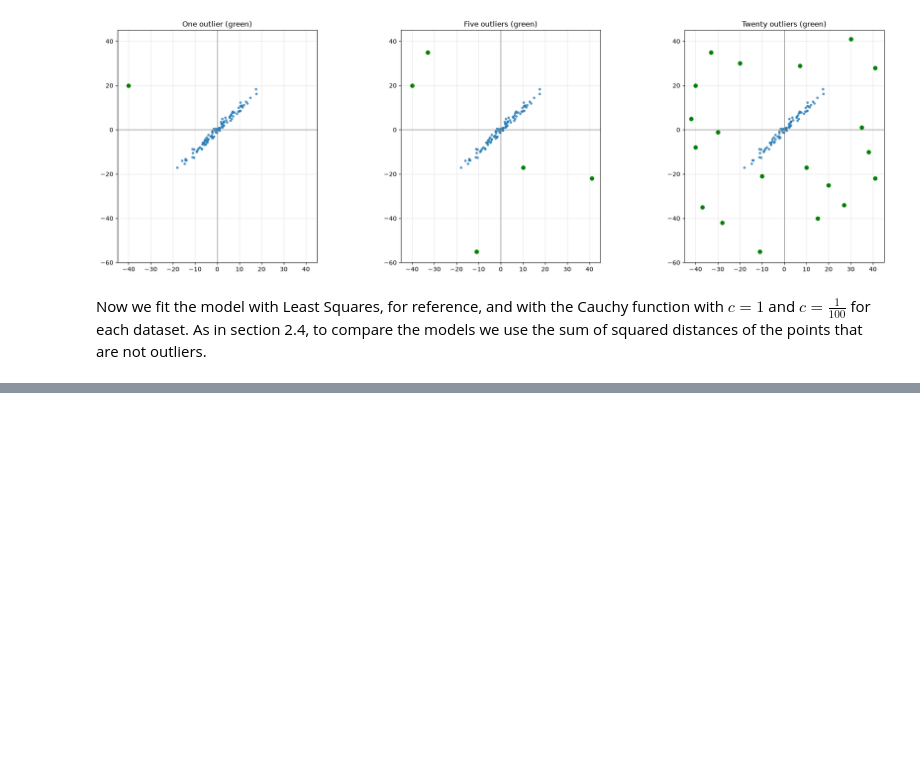
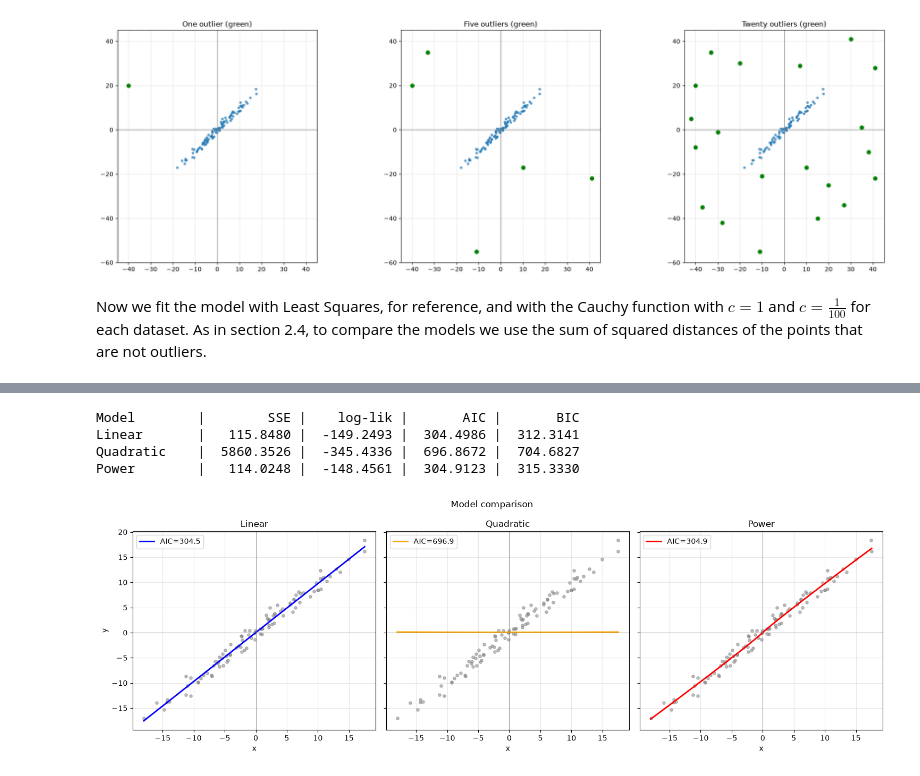
Before and after one commit to GCGCepi/Master_FPoDS, a Jupyter notebook: Optimization/Lab/Session 3/Session3.ipynb, the cells around one changed output, grey strips where cells are left out. Saved outputs shown, nothing was run; the diff lists cells and outputs as text; code cells hidden in the pictures; blank space fills up the shorter version.

```diff
--- a/Optimization/Lab/Session 3/Session3.ipynb
+++ b/Optimization/Lab/Session 3/Session3.ipynb
@@ -797,20 +802,22 @@ abs_u = np.abs(u)
 c_hist = [1, 100, 1/100, 1/1000]
 colors = ["red", "blue", "orange", "purple"]
 
-print(f"Median |u| = {np.median(abs_u):.3f}")
+print(f"Median |u|  = {np.median(abs_u):.3f}")
 print(f"Largest |u| = {np.max(abs_u):.3f} (the outlier)")
 
 print("-" * 50)
 
 for c_val in c_hist:
     n_inliers = np.sum(abs_u <= c_val)
-    print(f"c = {c_val:g}: {n_inliers} points with |u| <= c")
+    label = f"c = {c_val:g}:"
+    print(f"{label:<10} {n_inliers:4d} points with |u| <= c")
+
 
 print("-" * 50)
 
 for c_val, color in zip(c_hist, colors):
     rho_100 = ((c_val**2)/2) * np.log(1 + (100/c_val)**2)
-    print(f"c = {c_val:g} ({color}): rho(100) = {rho_100:.4g}")
+    print(f"c = {c_val:<6g} {'(' + color + ')':<8}: rho(100) = {rho_100:>10.4g}")
 
 fig, axs = plt.subplots(1, 2, figsize=(18, 6))
 
@@ -1117,0 +1152,34 @@ Small gradient terms only make the descent slow. What gets it stuck is that **C(
+# %%
+print(f"{'Model':<12} | {'SSE':>10} | {'log-lik':>10} | {'AIC':>9} | {'BIC':>9}")
+print(f"{'Linear':<12} | {sse_lin:>10.4f} | {loglik_lin:>10.4f} | {aic_lin:>9.4f} | {bic_lin:>9.4f}")
+print(f"{'Quadratic':<12} | {sse_quad:>10.4f} | {loglik_quad:>10.4f} | {aic_quad:>9.4f} | {bic_quad:>9.4f}")
+print(f"{'Power':<12} | {sse_pow:>10.4f} | {loglik_pow:>10.4f} | {aic_pow:>9.4f} | {bic_pow:>9.4f}")
+
+x_plot = np.linspace(xs.min(), xs.max(), 500)
+
+fig, axs = plt.subplots(1, 3, figsize=(15, 5), sharey=True)
+titles  = ["Linear", "Quadratic", "Power"]
+colors  = ["blue", "orange", "red"]
+curves  = [a_lin*x_plot + b_lin,a_quad*x_plot**2 + b_quad, a_pow*np.sign(x_plot)*np.abs(x_plot)**alpha_pow + b_pow]
+aics    = [aic_lin, aic_quad, aic_pow]
+
+for ax, title, color, curve, aic in zip(axs, titles, colors, curves, aics):
+    ax.scatter(xs, ys, alpha=0.5, s=15, color="gray")
+    ax.plot(x_plot, curve, color=color, lw=2, label=f"AIC={aic:.1f}")
+    ax.axhline(0, color="gray", lw=0.6)
+    ax.axvline(0, color="gray", lw=0.6)
+    ax.set_title(title)
+    ax.set_xlabel("x")
+    ax.legend()
+    ax.grid(alpha=0.3)
+
+axs[0].set_ylabel("y")
+plt.suptitle("Model comparison")
+plt.tight_layout()
+plt.show()
+# %% [output]
+Model        |        SSE |    log-lik |       AIC |       BIC
+Linear       |   115.8480 |  -149.2493 |  304.4986 |  312.3141
+Quadratic    |  5860.3526 |  -345.4336 |  696.8672 |  704.6827
+Power        |   114.0248 |  -148.4561 |  304.9123 |  315.3330
+[figure, added]
```
Also changed, not shown: parts of 27 cells of this notebook, 7 other files.
